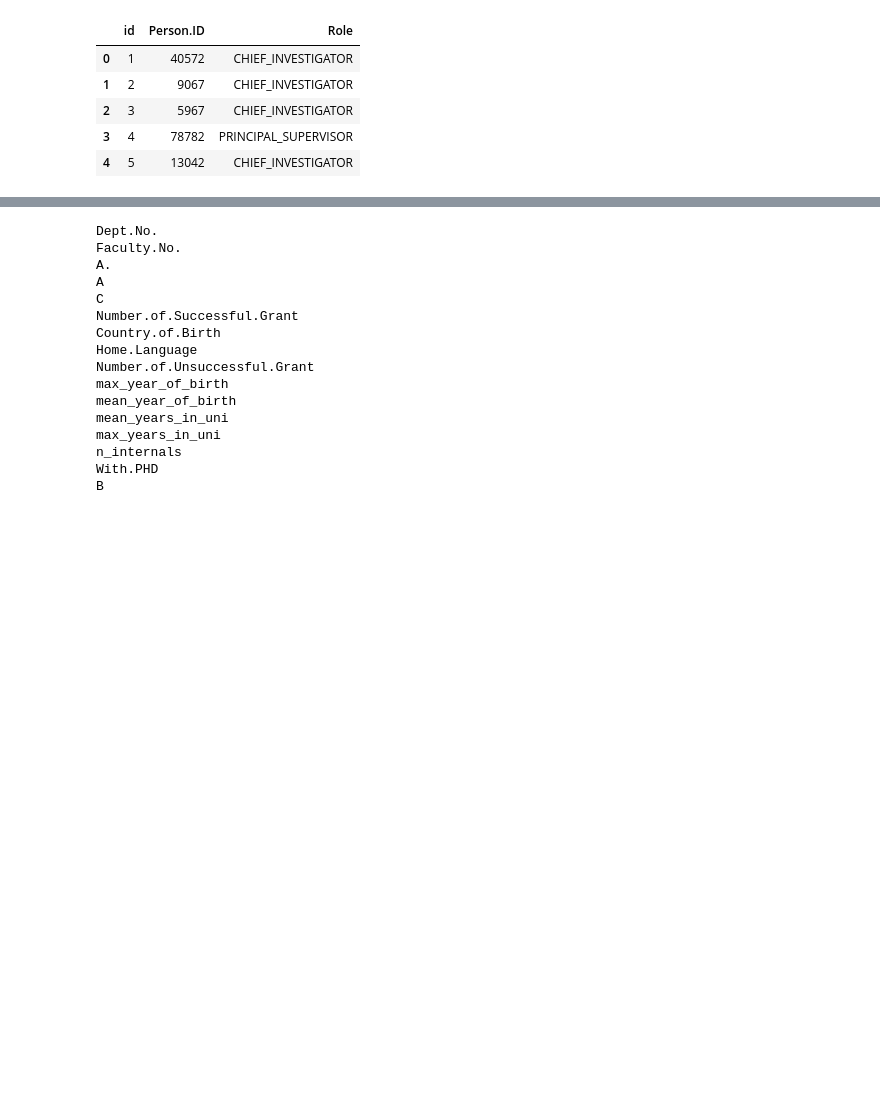
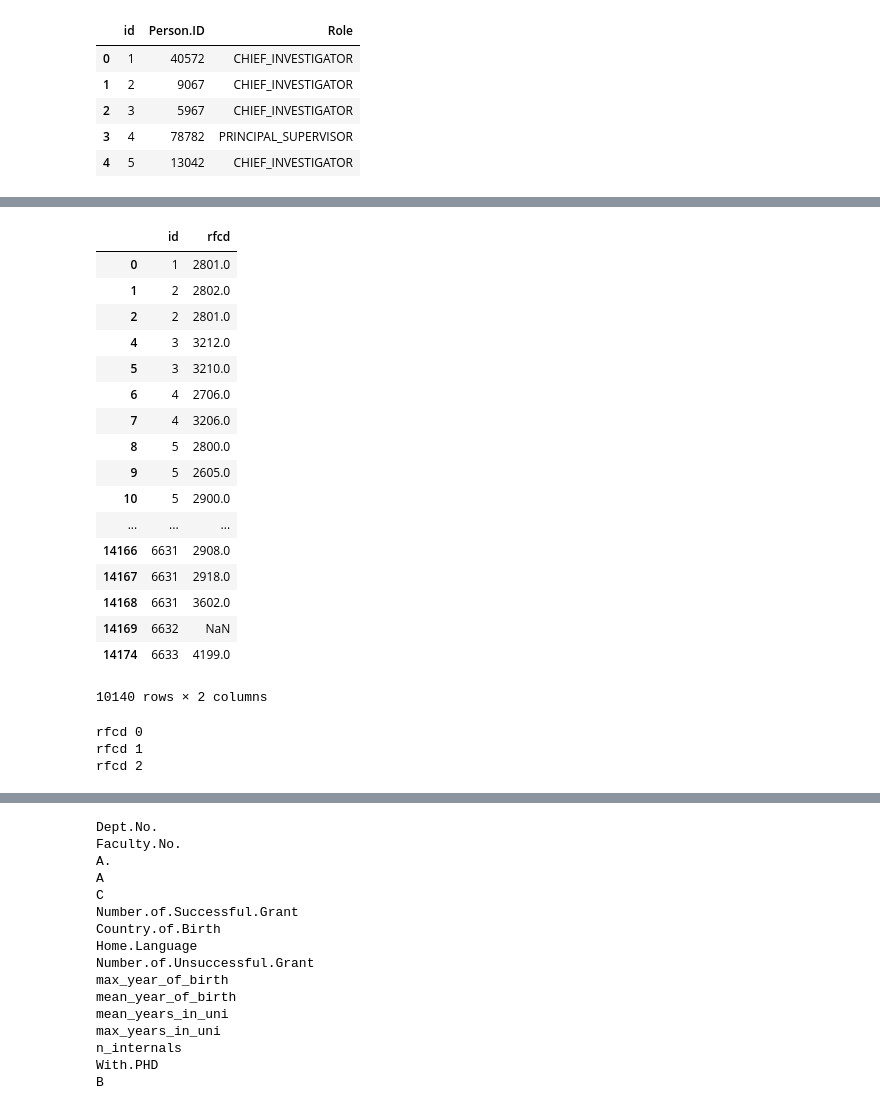
Before and after one commit to diegoami/DSRetreat_Melbourne_DIOLEM, a Jupyter notebook: scripts/emanuel_working.ipynb, the cells around one changed output, grey strips where cells are left out. Saved outputs shown, nothing was run; the diff lists cells and outputs as text; code cells hidden in the pictures; blank space fills up the shorter version.

```diff
--- a/scripts/emanuel_working.ipynb
+++ b/scripts/emanuel_working.ipynb
@@ -84,0 +71,30 @@ df_dates.head()
+# %%
+rfcd_level = 1
+rfcd_level_dict={0:10000,
+          1:100,
+          2:1}
+apps_rfcd = df_main.set_index('id').filter(regex = '^RFCD.Code.').\
+    reset_index().melt('id').query("value != 0.").\
+    assign(rfcd = lambda df : df.value // rfcd_level_dict[rfcd_level] ).sort_values('id').\
+    reset_index(drop = True).loc[:,['id','rfcd']].drop_duplicates()
+# %%
+apps_rfcd
+# %% [output]
+|  | id | rfcd |
+| 0 | 1 | 2801.0 |
+| 1 | 2 | 2802.0 |
+| 2 | 2 | 2801.0 |
+| 4 | 3 | 3212.0 |
+| 5 | 3 | 3210.0 |
+| 6 | 4 | 2706.0 |
+| 7 | 4 | 3206.0 |
+| 8 | 5 | 2800.0 |
+| 9 | 5 | 2605.0 |
+| 10 | 5 | 2900.0 |
+| ... | ... | ... |
+| 14166 | 6631 | 2908.0 |
+| 14167 | 6631 | 2918.0 |
+| 14168 | 6631 | 3602.0 |
+| 14169 | 6632 | NaN |
+| 14174 | 6633 | 4199.0 |
+10140 rows × 2 columns
@@ -84,0 +188,15 @@ df_dates.head()
+# %%
+df_out = df_main.loc[:,['id']]
+for j in range(3):
+    print('rfcd ' + str(j))
+    df_filter = gen_filter_rfcd(df_main,j)
+    tmp_res = gen_s(df_filter, df_roles, df_main)
+    tmp_res.columns =  ['rfcd_l' + str(j) + '_' + x  if x !='id' else x  for x in tmp_res.columns]
+    df_out = df_out.merge(tmp_res,how = 'left', on = 'id')
+
+
+#gen_filter_rfcd
+# %% [output]
+rfcd 0
+rfcd 1
+rfcd 2
```
Also changed, not shown: parts of 11 cells of this notebook, 2 other files.
